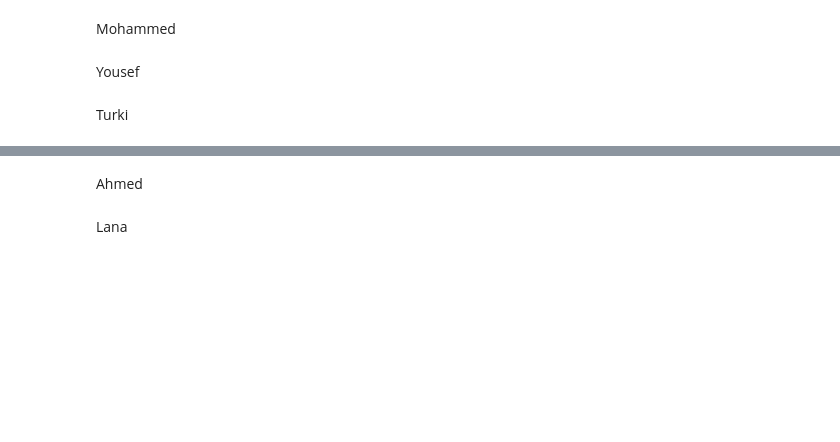
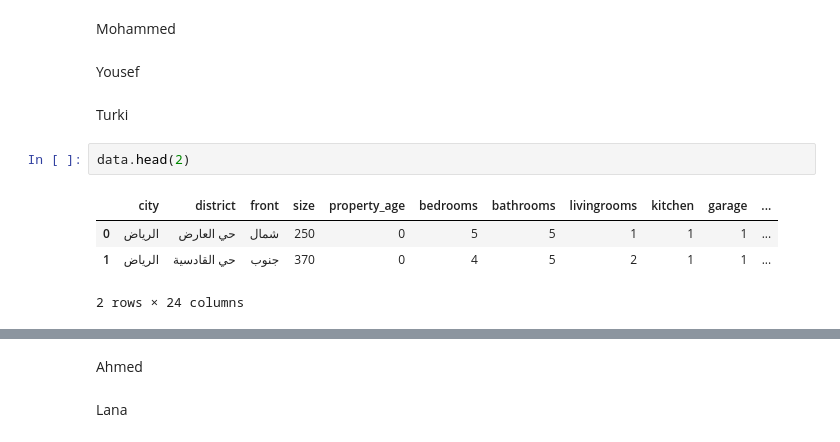
Before and after one commit to Turkinass/Aqar_Real_Estate_EDA, a Jupyter notebook: eda_raw.ipynb, the cells around one changed output, grey strips where cells are left out. Drawn from its saved outputs; the diff is of its cells as text; blank space fills up the shorter version.

```diff
--- a/eda_raw.ipynb
+++ b/eda_raw.ipynb
@@ -233,3 +233,10 @@ Mohammed
 Yousef
 # %% [markdown]
 Turki
+# %%
+data.head(2)
+# %% [output]
+|  | city | district | front | size | property_age | bedrooms | bathrooms | livingrooms | kitchen | garage | ... |
+| 0 | الرياض | حي العارض | شمال | 250 | 0 | 5 | 5 | 1 | 1 | 1 | ... |
+| 1 | الرياض | حي القادسية | جنوب | 370 | 0 | 4 | 5 | 2 | 1 | 1 | ... |
+2 rows × 24 columns
```
Also changed, not shown: parts of 6 cells of this notebook.
